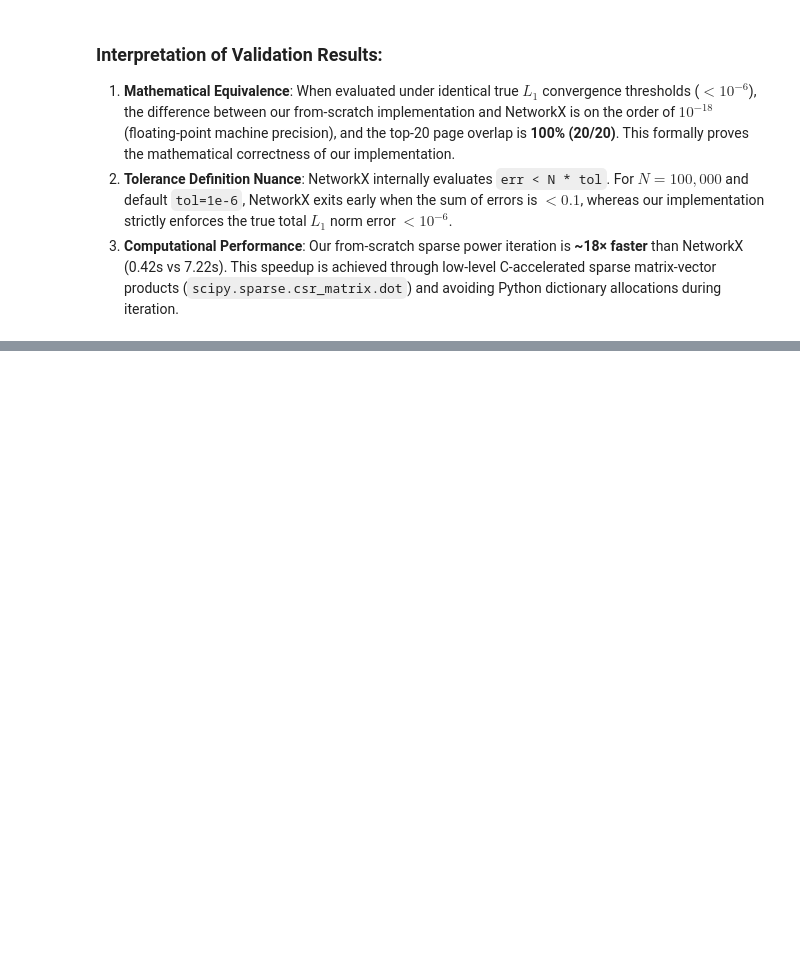
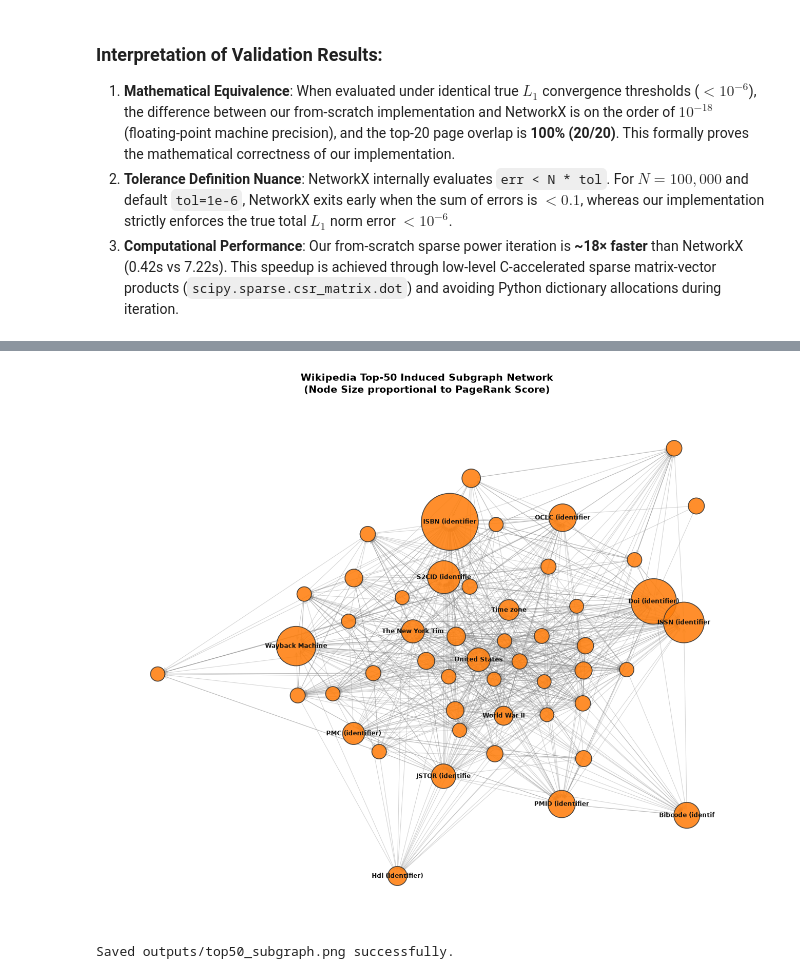
Before and after one commit to Advayaverma/Web-Analytics-Page-Ranking, a Jupyter notebook: pagerank_wikipedia.ipynb, the cells around one changed output, grey strips where cells are left out. Saved outputs shown, nothing was run; the diff lists cells and outputs as text; code cells hidden in the pictures; blank space fills up the shorter version.

```diff
--- a/pagerank_wikipedia.ipynb
+++ b/pagerank_wikipedia.ipynb
@@ -664,0 +867,45 @@ Top-20 overlap with strict tolerance: 20/20 (100.0%)
+# %%
+# Subgraph visualization of the top 50 pages (node size proportional to PageRank)
+top50_indices = sorted_indices[:50]
+top50_set = set(top50_indices)
+
+# Filter edges between top-50 pages
+src_vals = edges_df['src'].values
+dst_vals = edges_df['dst'].values
+sub_edge_mask = np.isin(src_vals, top50_indices) & np.isin(dst_vals, top50_indices)
+sub_src = src_vals[sub_edge_mask]
+sub_dst = dst_vals[sub_edge_mask]
+
+# Assemble subgraph in NetworkX
+G_sub = nx.DiGraph()
+for idx in top50_indices:
+    G_sub.add_node(idx, title=idx_to_title[idx], score=PR_scratch[idx])
+for s, d_idx in zip(sub_src, sub_dst):
+    G_sub.add_edge(s, d_idx)
+
+plt.figure(figsize=(13, 11))
+pos = nx.spring_layout(G_sub, seed=42, k=0.45, iterations=60)
+
+# Scale node size with PageRank score
+node_sizes = [PR_scratch[n] * 650000 for n in G_sub.nodes()]
+
+# Draw network elements
+nx.draw_networkx_nodes(G_sub, pos, node_size=node_sizes, node_color='#ff7f0e', alpha=0.88, edgecolors='#333333', linewidths=1.2)
+nx.draw_networkx_edges(G_sub, pos, arrowstyle='->', arrowsize=10, edge_color='#888888', alpha=0.35, width=0.8)
+
+# Label top-15 nodes for clarity
+top15_set = set(top20_indices[:15])
+labels = {n: idx_to_title[n][:16] for n in top15_set}
+nx.draw_networkx_labels(G_sub, pos, labels=labels, font_size=8.5, font_weight='bold', font_color='#111111')
+
+plt.title('Wikipedia Top-50 Induced Subgraph Network\n(Node Size proportional to PageRank Score)',
+          fontsize=14, fontweight='bold', pad=15)
+plt.axis('off')
+plt.tight_layout()
+
+plt.savefig('outputs/top50_subgraph.png', dpi=300)
+plt.show()
+print("Saved outputs/top50_subgraph.png successfully.")
+# %% [output]
+[figure, added]
+Saved outputs/top50_subgraph.png successfully.
```
Also changed, not shown: parts of 18 cells of this notebook, 6 other files.
